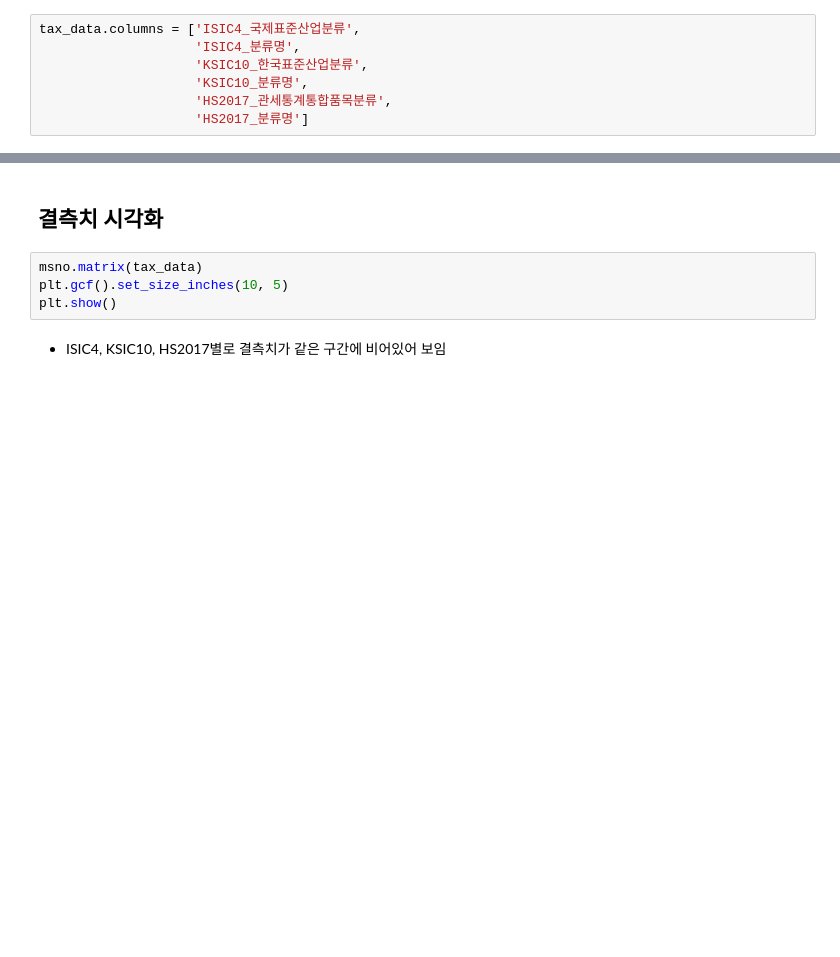
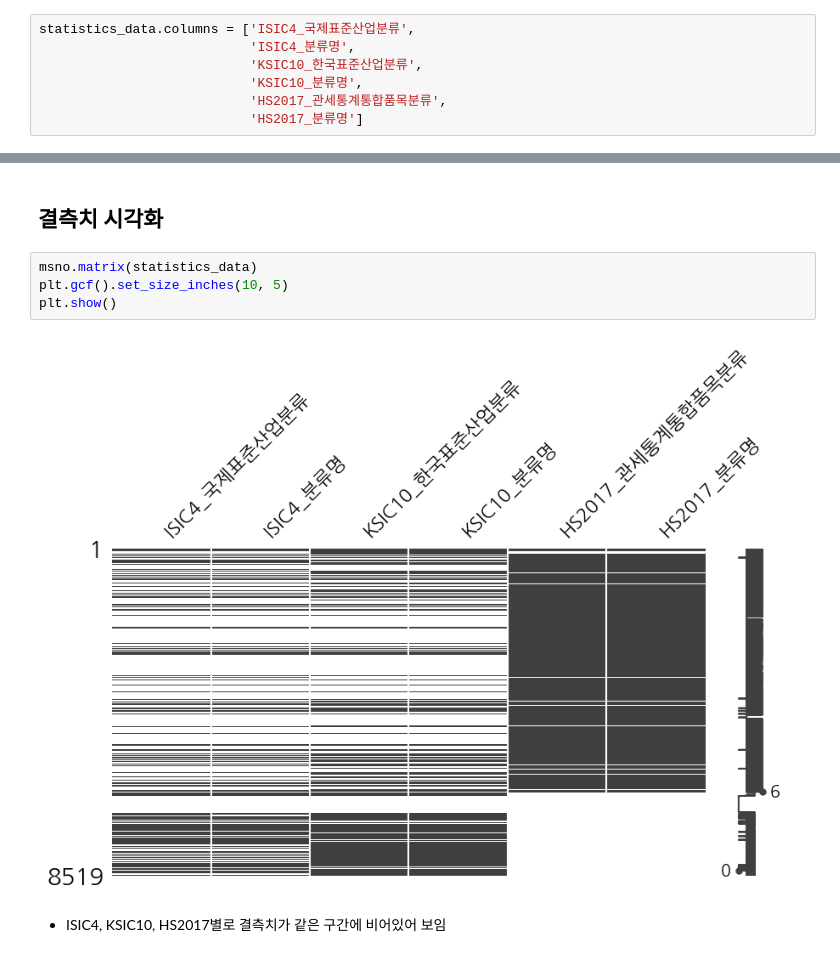
Before and after one commit to geminii01/contest-matching-model, a Jupyter notebook: EDA_0.ipynb, the cells around one changed output, grey strips where cells are left out. Saved outputs shown, nothing was run; the diff lists cells and outputs as text; blank space fills up the shorter version.

```diff
--- a/EDA_0.ipynb
+++ b/EDA_0.ipynb
@@ -224,8 +629,8 @@ tax_data.columns
 # %%
-tax_data.columns = ['ISIC4_국제표준산업분류',
-                    'ISIC4_분류명',
-                    'KSIC10_한국표준산업분류',
-                    'KSIC10_분류명',
-                    'HS2017_관세통계통합품목분류',
-                    'HS2017_분류명']
+statistics_data.columns = ['ISIC4_국제표준산업분류',
+                           'ISIC4_분류명',
+                           'KSIC10_한국표준산업분류',
+                           'KSIC10_분류명',
+                           'HS2017_관세통계통합품목분류',
+                           'HS2017_분류명']
 # %%
@@ -235,9 +654,11 @@ tax_data.info()
 # %% [markdown]
 ## 결측치 시각화
 # %%
-msno.matrix(tax_data)
+msno.matrix(statistics_data)
 plt.gcf().set_size_inches(10, 5)
 plt.show()
+# %% [output]
+[figure, added]
 # %% [markdown]
 - ISIC4, KSIC10, HS2017별로 결측치가 같은 구간에 비어있어 보임
 # %% [markdown]
```
Also changed, not shown: parts of 97 cells of this notebook.
